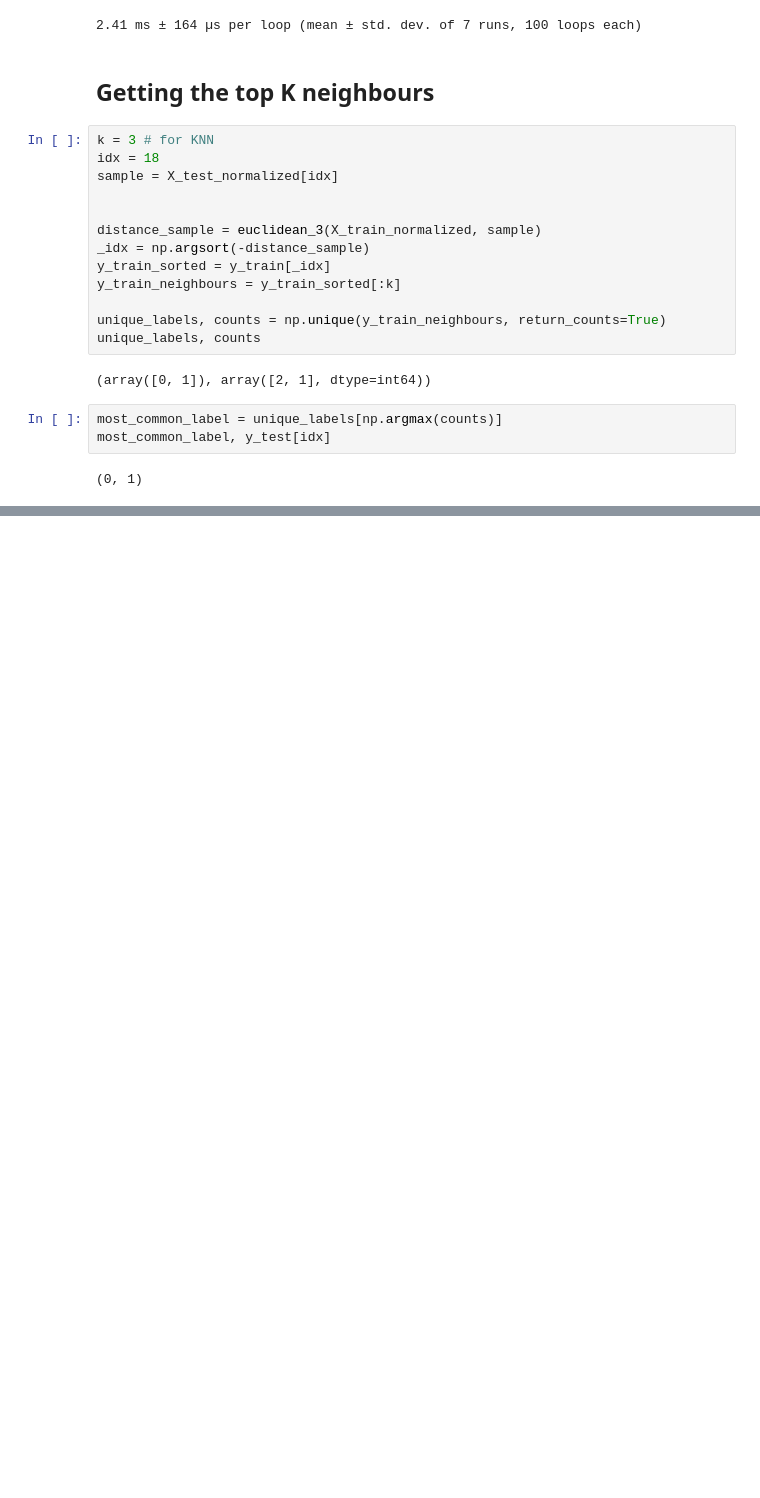
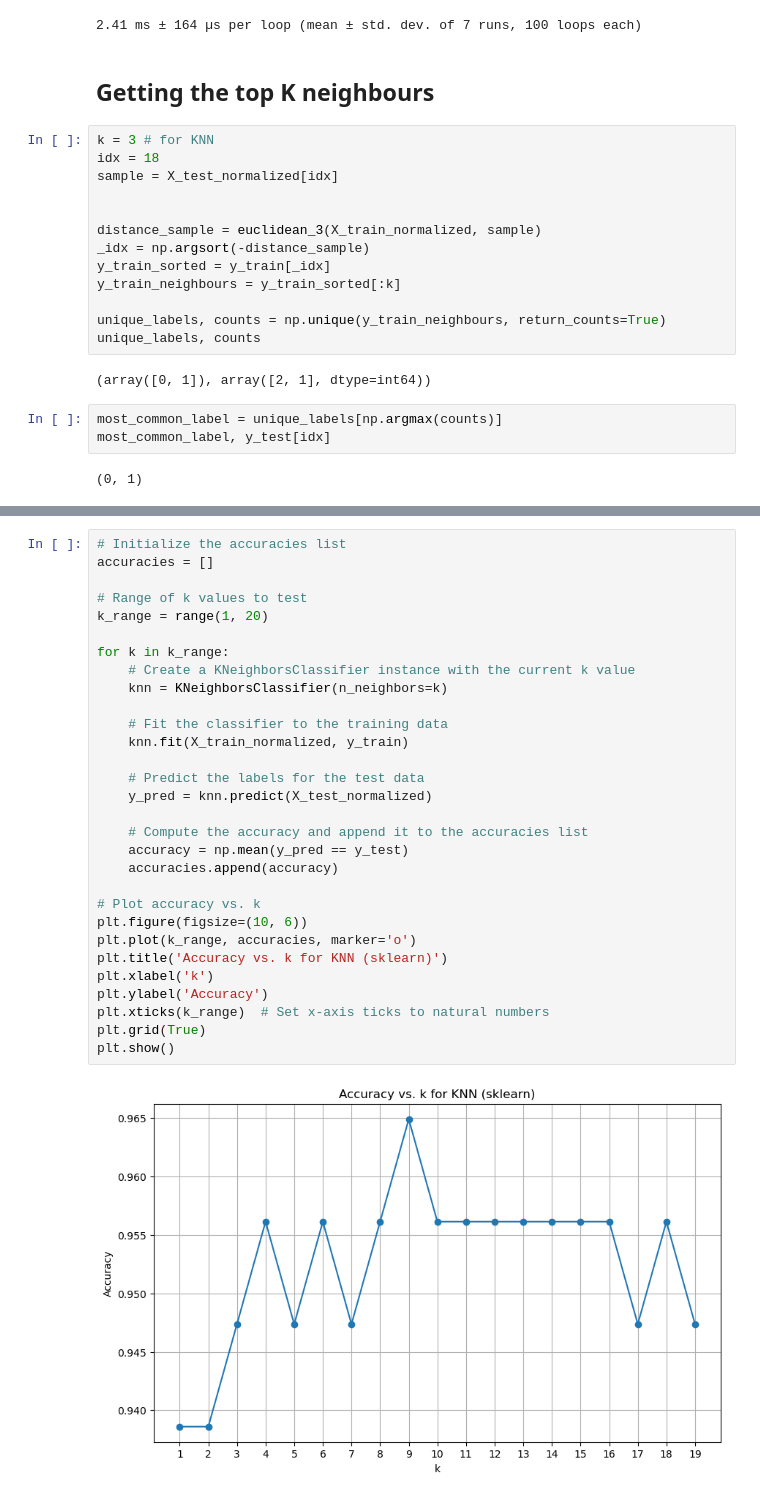
Before and after one commit to moh-C/ML_From_Scratch, a Jupyter notebook: KNNFromScratch.ipynb, the cells around one changed output, grey strips where cells are left out. Drawn from its saved outputs; the diff is of its cells as text; blank space fills up the shorter version.

Commit message:
KNN implemented and compared with sklearn KNN

```diff
--- a/KNNFromScratch.ipynb
+++ b/KNNFromScratch.ipynb
@@ -317,0 +393,32 @@ class MyKNN():
+# %%
+# Initialize the accuracies list
+accuracies = []
+
+# Range of k values to test
+k_range = range(1, 20)
+
+for k in k_range:
+    # Create a KNeighborsClassifier instance with the current k value
+    knn = KNeighborsClassifier(n_neighbors=k)
+
+    # Fit the classifier to the training data
+    knn.fit(X_train_normalized, y_train)
+
+    # Predict the labels for the test data
+    y_pred = knn.predict(X_test_normalized)
+
+    # Compute the accuracy and append it to the accuracies list
+    accuracy = np.mean(y_pred == y_test)
+    accuracies.append(accuracy)
+
+# Plot accuracy vs. k
+plt.figure(figsize=(10, 6))
+plt.plot(k_range, accuracies, marker='o')
+plt.title('Accuracy vs. k for KNN (sklearn)')
+plt.xlabel('k')
+plt.ylabel('Accuracy')
+plt.xticks(k_range)  # Set x-axis ticks to natural numbers
+plt.grid(True)
+plt.show()
+# %% [output]
+[figure, added]
```
Also changed, not shown: parts of 8 cells of this notebook.
